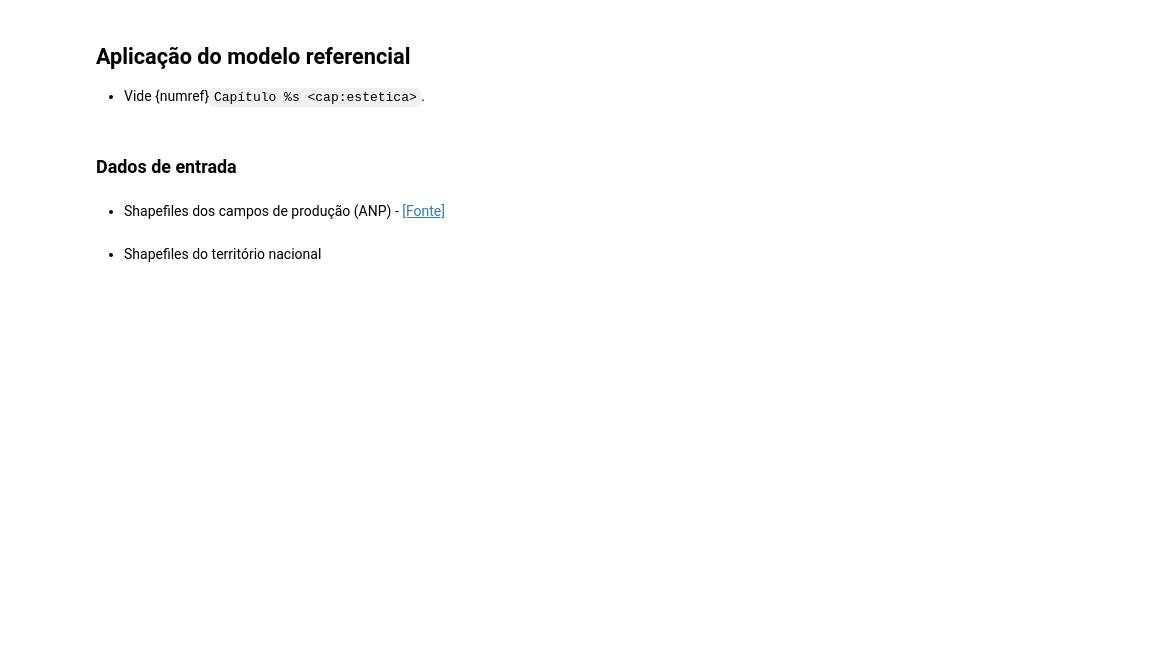
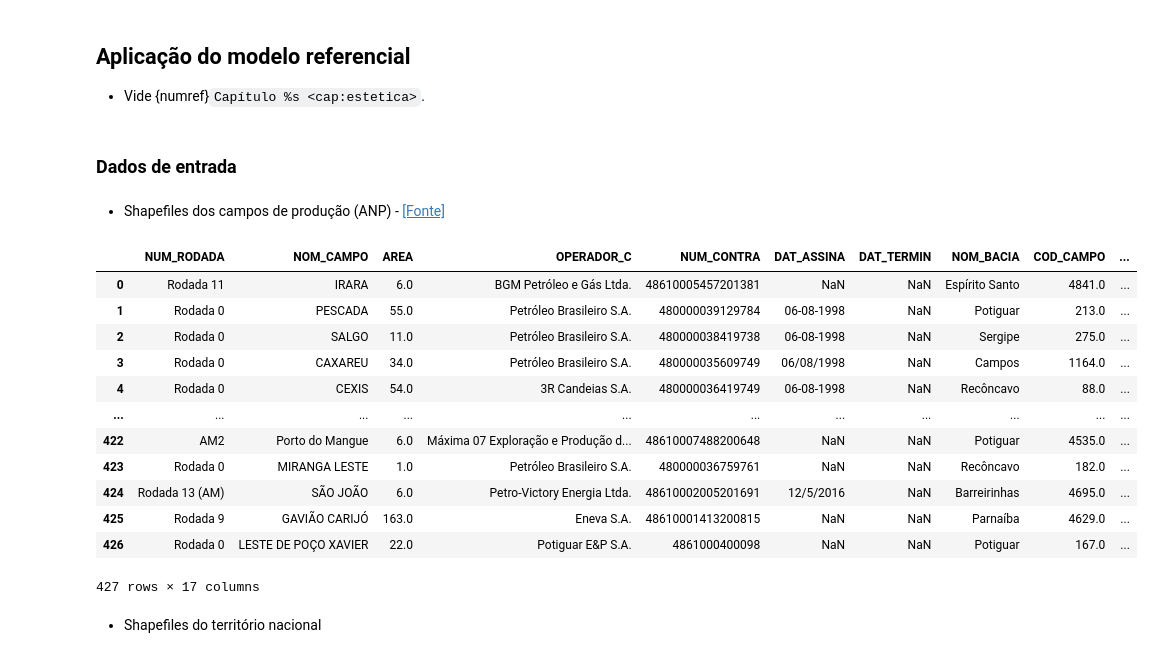
Before and after one commit to gcpeixoto/DATAVIZ, a Jupyter notebook: ipynb/23-dcs-geoespacial.ipynb, the cells around one changed output. Saved outputs shown, nothing was run; the diff lists cells and outputs as text; code cells hidden in the pictures; blank space fills up the shorter version.

```diff
--- a/ipynb/23-dcs-geoespacial.ipynb
+++ b/ipynb/23-dcs-geoespacial.ipynb
@@ -27,6 +27,22 @@ from warnings import filterwarnings; filterwarnings('ignore');
 - Shapefiles dos campos de produção (ANP) - [[Fonte]](https://www.gov.br/anp/pt-br/assuntos/exploracao-e-producao-de-oleo-e-gas/dados-tecnicos/shapefile-de-dados)
 # %%
 geocp = geo.read_file('../data/ANP_campos_shp/CAMPOS_PRODUCAO_SIRGASPolygon.shp')
+# %%
+geocp
+# %% [output]
+|  | NUM_RODADA | NOM_CAMPO | AREA | OPERADOR_C | NUM_CONTRA | DAT_ASSINA | DAT_TERMIN | NOM_BACIA | COD_CAMPO | ... |
+| 0 | Rodada 11 | IRARA | 6.0 | BGM Petróleo e Gás Ltda. | 48610005457201381 | NaN | NaN | Espírito Santo | 4841.0 | ... |
+| 1 | Rodada 0 | PESCADA | 55.0 | Petróleo Brasileiro S.A. | 480000039129784 | 06-08-1998 | NaN | Potiguar | 213.0 | ... |
+| 2 | Rodada 0 | SALGO | 11.0 | Petróleo Brasileiro S.A. | 480000038419738 | 06-08-1998 | NaN | Sergipe | 275.0 | ... |
+| 3 | Rodada 0 | CAXAREU | 34.0 | Petróleo Brasileiro S.A. | 480000035609749 | 06/08/1998 | NaN | Campos | 1164.0 | ... |
+| 4 | Rodada 0 | CEXIS | 54.0 | 3R Candeias S.A. | 480000036419749 | 06-08-1998 | NaN | Recôncavo | 88.0 | ... |
+| ... | ... | ... | ... | ... | ... | ... | ... | ... | ... | ... |
+| 422 | AM2 | Porto do Mangue | 6.0 | Máxima 07 Exploração e Produção d... | 48610007488200648 | NaN | NaN | Potiguar | 4535.0 | ... |
+| 423 | Rodada 0 | MIRANGA LESTE | 1.0 | Petróleo Brasileiro S.A. | 480000036759761 | NaN | NaN | Recôncavo | 182.0 | ... |
+| 424 | Rodada 13 (AM) | SÃO JOÃO | 6.0 | Petro-Victory Energia Ltda. | 48610002005201691 | 12/5/2016 | NaN | Barreirinhas | 4695.0 | ... |
+| 425 | Rodada 9 | GAVIÃO CARIJÓ | 163.0 | Eneva S.A. | 48610001413200815 | NaN | NaN | Parnaíba | 4629.0 | ... |
+| 426 | Rodada 0 | LESTE DE POÇO XAVIER | 22.0 | Potiguar E&P S.A. | 4861000400098 | NaN | NaN | Potiguar | 167.0 | ... |
+427 rows × 17 columns
 # %% [markdown]
 - Shapefiles do território nacional
 # %%
```
Also changed, not shown: parts of 7 cells of this notebook, 15 other files.
